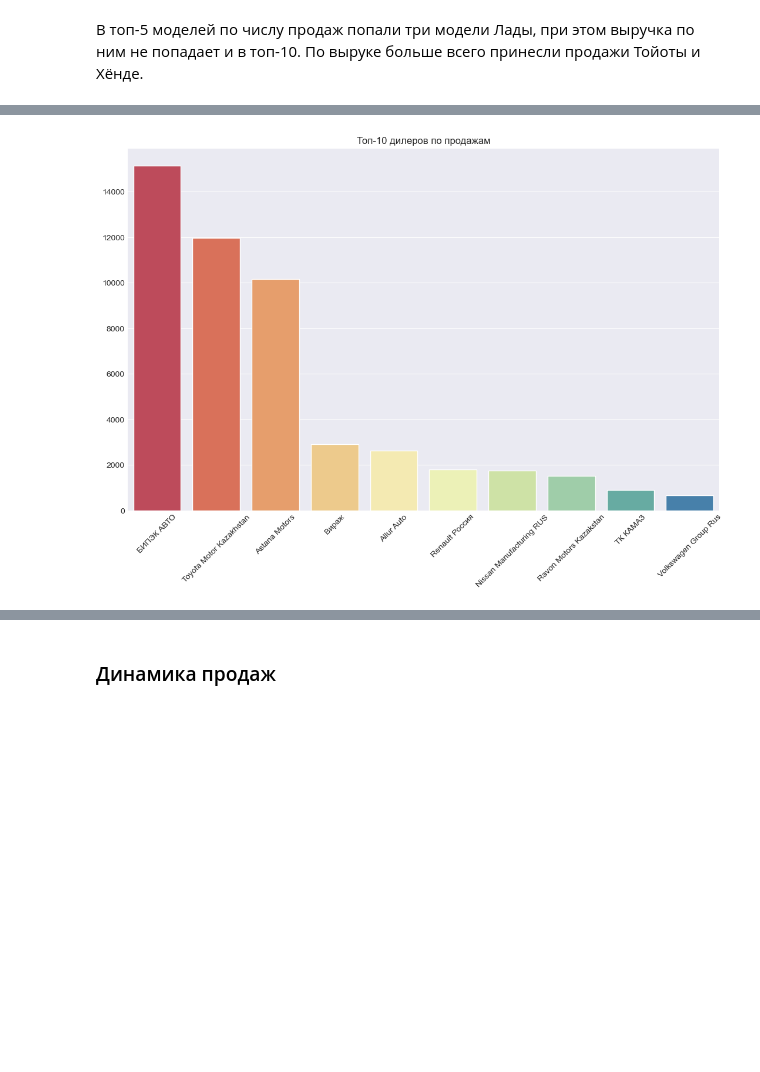
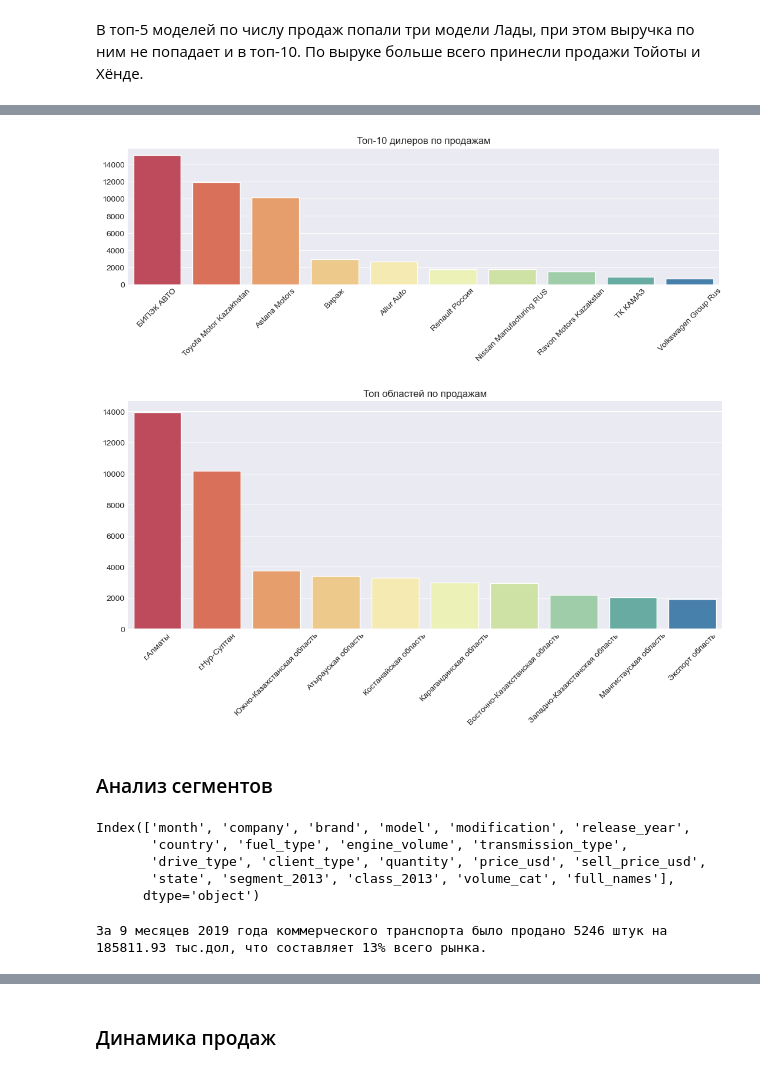
Before and after one commit to Kexxshas/pet_projects, a Jupyter notebook: car_sales_kz/car_sales_kz_2019.ipynb, the cells around one changed output, grey strips where cells are left out. Drawn from its saved outputs; the diff is of its cells as text; code cells hidden in the pictures; blank space fills up the shorter version.

Commit message:
Дополнить car_sales_kz

```diff
--- a/car_sales_kz/car_sales_kz_2019.ipynb
+++ b/car_sales_kz/car_sales_kz_2019.ipynb
@@ -932,6 +898,7 @@ print(f'Всего {shape_clean[0]} наблюдений и {shape_clean[1]} п
 # %%
 df = pd.read_csv('auto_kz_2019_clean.csv', sep=';', index_col=0)
 # %%
+df.month = pd.to_datetime(df.month)
 df.info()
 # %% [output]
 <class 'pandas.core.frame.DataFrame'>
@@ -1371,15 +1305,55 @@ plt.show()
 # %%
 # продажи автоцентров
 company_sales = df.groupby('company')['quantity'].sum().nlargest(10)
 # график
-plt.figure(figsize=(13,8))
+plt.figure(figsize=(13,3))
 
 sns.barplot(company_sales, palette="Spectral")
 plt.xticks(rotation=45)
 plt.title('Топ-10 дилеров по продажам')
 plt.xlabel('')
 plt.ylabel('')
 
 plt.show()
 # %% [output]
-[figure, old version]
+[figure, new version]
+# %%
+# продажи по регионам
+sales_by_state = df.groupby('state')['quantity'].sum().nlargest(10)
+
+# график
+plt.figure(figsize=(13,5))
+
+sns.barplot(sales_by_state, palette="Spectral")
+plt.xticks(rotation=45)
+plt.title('Топ областей по продажам')
+plt.xlabel('')
+plt.ylabel('')
+
+plt.show()
+# %% [output]
+[figure, new version]
+# %% [markdown]
+### Анализ сегментов
+# %%
+df.columns
+# %% [output]
+Index(['month', 'company', 'brand', 'model', 'modification', 'release_year',
+       'country', 'fuel_type', 'engine_volume', 'transmission_type',
+       'drive_type', 'client_type', 'quantity', 'price_usd', 'sell_price_usd',
+       'state', 'segment_2013', 'class_2013', 'volume_cat', 'full_names'],
+      dtype='object')
+# %%
+# посмотрим на рынок в разрезе коммерческих и некоммерческих машин
+ind_cars = df[df.segment_2013 != "Коммерческие автомобили"]
+com_cars = df[df.segment_2013 == "Коммерческие автомобили" ]
+# выручка по коммерческим т.с. в тыс.дол
+com_revenue = (com_cars.sell_price_usd.sum()/1000)
+# общая выручка
+total_revenue = (df.sell_price_usd.sum()/1000)
+
+print(f'За 9 месяцев 2019 года коммерческого транспорта было продано {int(com_cars.quantity.sum())} штук \
+на {com_revenue.round(2)} тыс.дол, \
+что составляет {int(com_revenue / total_revenue * 100)}% всего рынка.')
+# %% [output]
+За 9 месяцев 2019 года коммерческого транспорта было продано 5246 штук на 185811.93 тыс.дол, что составляет 13% всего рынка.
```
Also changed, not shown: parts of 86 cells of this notebook, 3 other files.
